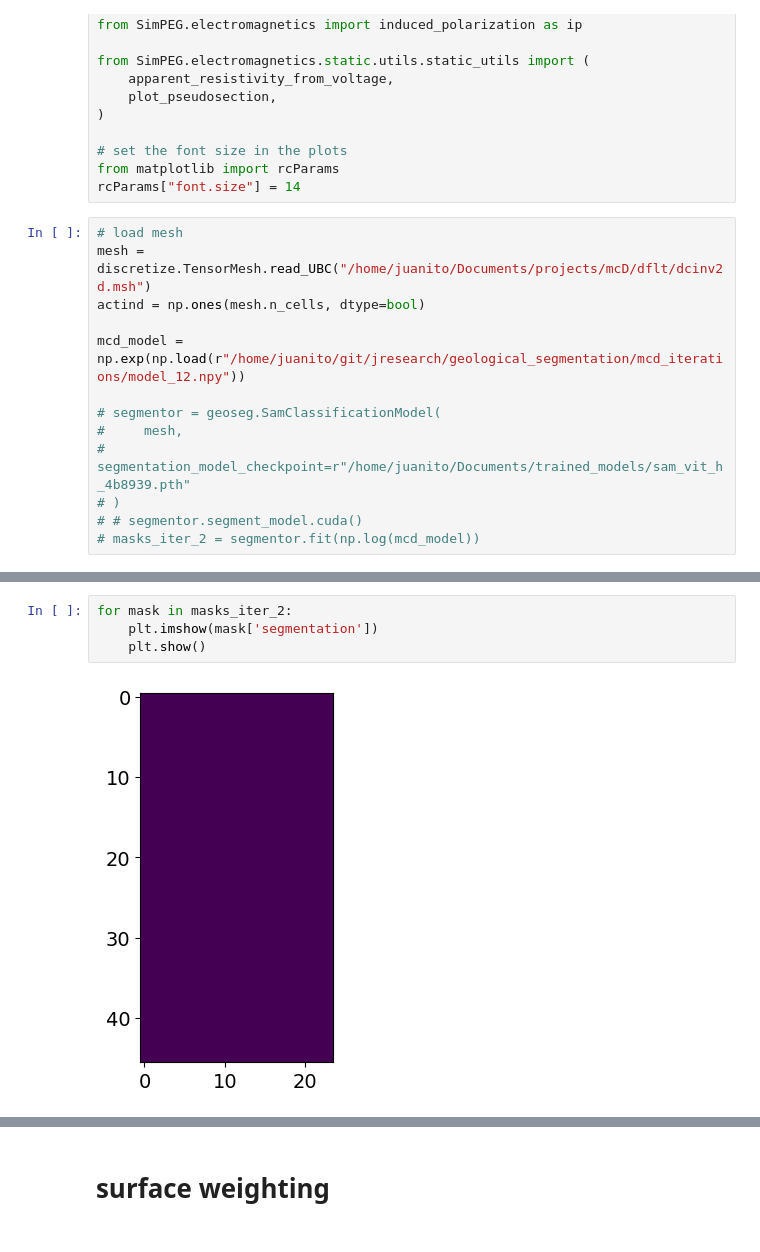
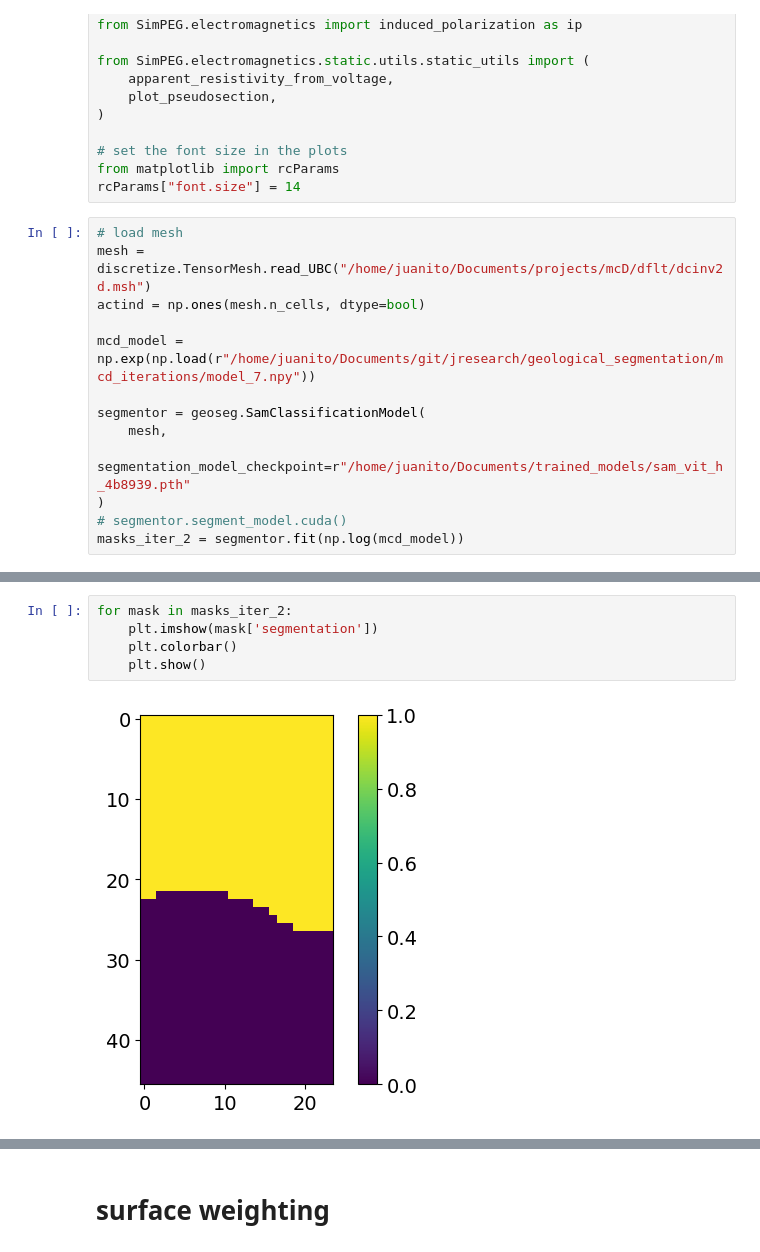
Before and after one commit to JKutt/transformers_segmentation, a Jupyter notebook: geological_segmentation/10-mcdermont_segmentation_experiment.ipynb, the cells around one changed output, grey strips where cells are left out. Saved outputs shown, nothing was run; the diff lists cells and outputs as text.

```diff
--- a/geological_segmentation/10-mcdermont_segmentation_experiment.ipynb
+++ b/geological_segmentation/10-mcdermont_segmentation_experiment.ipynb
@@ -37,12 +37,12 @@ rcParams["font.size"] = 14
 mesh = discretize.TensorMesh.read_UBC("/home/juanito/Documents/projects/mcD/dflt/dcinv2d.msh")
 actind = np.ones(mesh.n_cells, dtype=bool)
 
-mcd_model =  np.exp(np.load(r"/home/juanito/git/jresearch/geological_segmentation/mcd_iterations/model_12.npy"))
+mcd_model =  np.exp(np.load(r"/home/juanito/Documents/git/jresearch/geological_segmentation/mcd_iterations/model_7.npy"))
 
-# segmentor = geoseg.SamClassificationModel(
-#     mesh,
-#     segmentation_model_checkpoint=r"/home/juanito/Documents/trained_models/sam_vit_h_4b8939.pth"
-# )
-# # segmentor.segment_model.cuda()
-# masks_iter_2 = segmentor.fit(np.log(mcd_model))
+segmentor = geoseg.SamClassificationModel(
+    mesh,
+    segmentation_model_checkpoint=r"/home/juanito/Documents/trained_models/sam_vit_h_4b8939.pth"
+)
+# segmentor.segment_model.cuda()
+masks_iter_2 = segmentor.fit(np.log(mcd_model))
 # %% [output]
@@ -50,6 +68,7 @@ FileNotFoundError: [Errno 2] No such file or directory: '/home/juanito/git/jrese
 # %%
 for mask in masks_iter_2:
     plt.imshow(mask['segmentation'])
+    plt.colorbar()
     plt.show()
 # %% [output]
-[figure, old version]
+[figure, new version]
```
Also changed, not shown: parts of 7 cells of this notebook, 3 other files.
